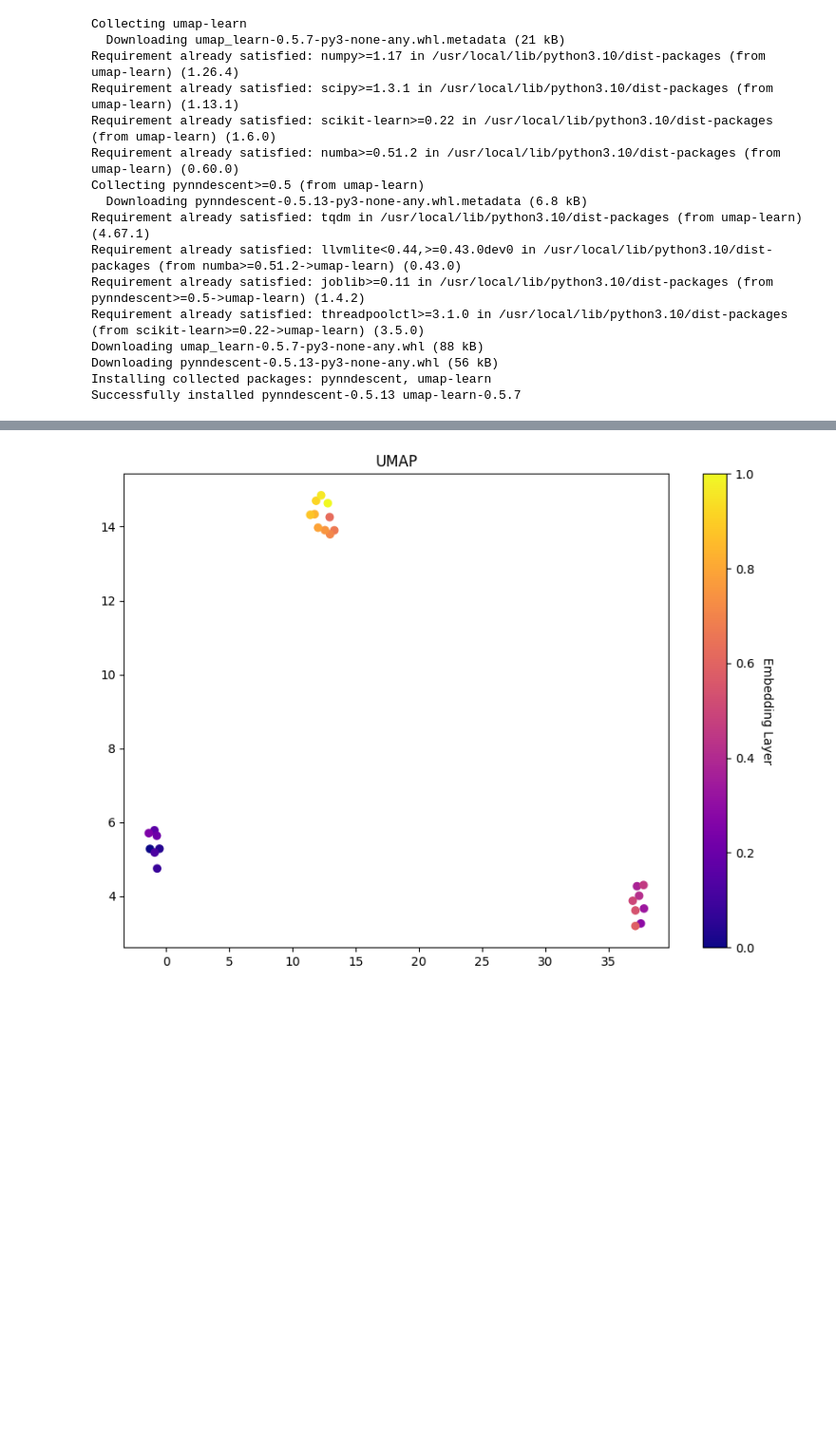
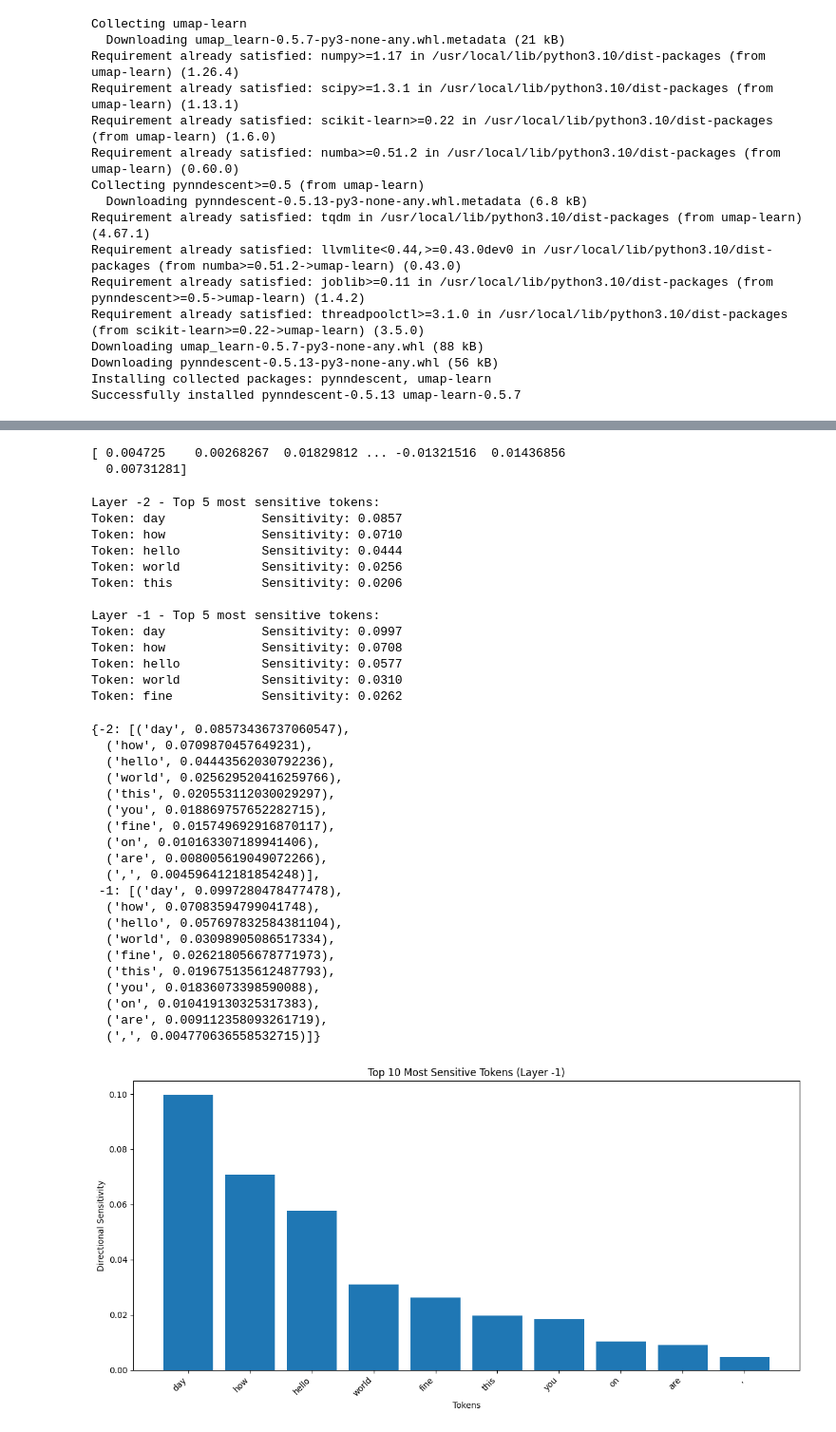
Before and after one commit to Antel0pe/FantasyArchetypesInSemanticSpace, a Jupyter notebook: notebooks/LayerwiseEmbeddingOutputs.ipynb, the cells around one changed output, grey strips where cells are left out. Shown at 95% size. Cells and saved outputs as stored; diff of their text form; code cells hidden in the pictures; blank space fills up the shorter version.

Commit message:
token by token analysis of embedding difference in layer

```diff
--- a/notebooks/LayerwiseEmbeddingOutputs.ipynb
+++ b/notebooks/LayerwiseEmbeddingOutputs.ipynb
@@ -322,9 +167,28 @@ plot_embeddings(reduced_embeddings)
 # %%
 import umap
 
-reducer = umap.UMAP()
-embedding_2d = reducer.fit_transform(reduced_embeddings)
+def umap_embeddings(embeddings, n_neighbors=15, min_dist=0.1):
+    reducer = umap.UMAP(random_state=42, n_neighbors=n_neighbors, min_dist=min_dist)
+    embedding_2d = reducer.fit_transform(reduced_embeddings)
+    return embedding_2d
 
-plot_embeddings(embedding_2d, title='UMAP')
+plot_embeddings(umap_embeddings(embeddings), title='UMAP')
-# %% [output]
-[figure, removed]
+# %%
+sentences = [
+   "The quantum physicist's cat danced between probability waves, simultaneously alive and dead in the moonlight.",
+   "Beneath the ancient redwood trees, memories of a thousand winters sleep in rings of silent wood.",
+   "The robot learned to paint sunsets by analyzing millions of human tears.",
+#    "In the bustling Tokyo market, an old woman's origami butterflies caught the wind and became real.",
+#    "Through the telescope, the child watched stars being born while her grandmother told stories of stars dying."
+]
+embeddings = [visualizer.track_sentence_embeddings(i) for i in sentences]
+embeddings = [detachLayers(i) for i in embeddings]
+print(embeddings[0][0][0])
+
+# embeddings = [perform_pca(i) for i in embeddings]
+# for i in embeddings:
+#     plot_embeddings(i, title='PCA')
+#     plot_embeddings(umap_embeddings(i), title='UMAP')
+# %% [output]
+[ 0.004725    0.00268267  0.01829812 ... -0.01321516  0.01436856
+  0.00731281]
@@ -330,0 +334,43 @@ plot_embeddings(embedding_2d, title='UMAP')
+# %%
+'''
+taking text and for each token, removing one
+taking the original text and newly tokenless text, compute the embeddings for both up to the specified layer
+then cosine similarity of tokenless embedding and original embedding
+'''
+
+analyze_text_sensitivity('hello world, how are you on this fine day', layer_indices=[-2, -1])
+# %% [output]
+Layer -2 - Top 5 most sensitive tokens:
+Token: day             Sensitivity: 0.0857
+Token: how             Sensitivity: 0.0710
+Token: hello           Sensitivity: 0.0444
+Token: world           Sensitivity: 0.0256
+Token: this            Sensitivity: 0.0206
+
+Layer -1 - Top 5 most sensitive tokens:
+Token: day             Sensitivity: 0.0997
+Token: how             Sensitivity: 0.0708
+Token: hello           Sensitivity: 0.0577
+Token: world           Sensitivity: 0.0310
+Token: fine            Sensitivity: 0.0262
+{-2: [('day', 0.08573436737060547),
+  ('how', 0.0709870457649231),
+  ('hello', 0.04443562030792236),
+  ('world', 0.025629520416259766),
+  ('this', 0.020553112030029297),
+  ('you', 0.018869757652282715),
+  ('fine', 0.015749692916870117),
+  ('on', 0.010163307189941406),
+  ('are', 0.008005619049072266),
+  (',', 0.004596412181854248)],
+ -1: [('day', 0.0997280478477478),
+  ('how', 0.07083594799041748),
+  ('hello', 0.057697832584381104),
+  ('world', 0.03098905086517334),
+  ('fine', 0.026218056678771973),
+  ('this', 0.019675135612487793),
+  ('you', 0.01836073398590088),
+  ('on', 0.010419130325317383),
+  ('are', 0.009112358093261719),
+  (',', 0.004770636558532715)]}
+[figure, added]
```
Also changed, not shown: parts of 8 cells of this notebook.
